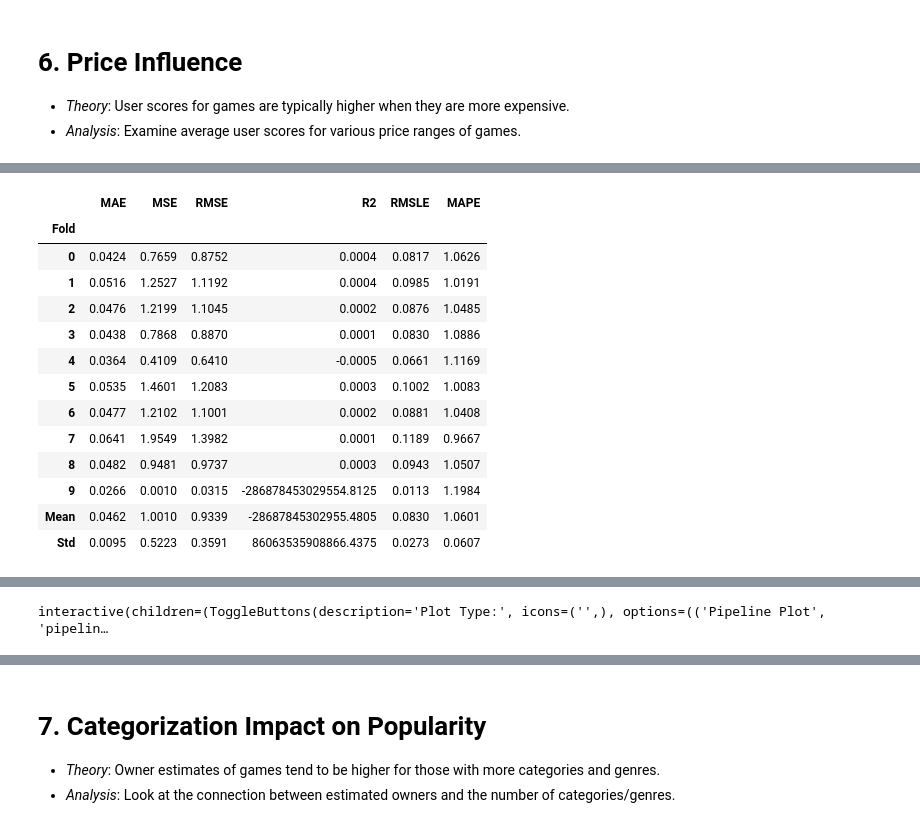
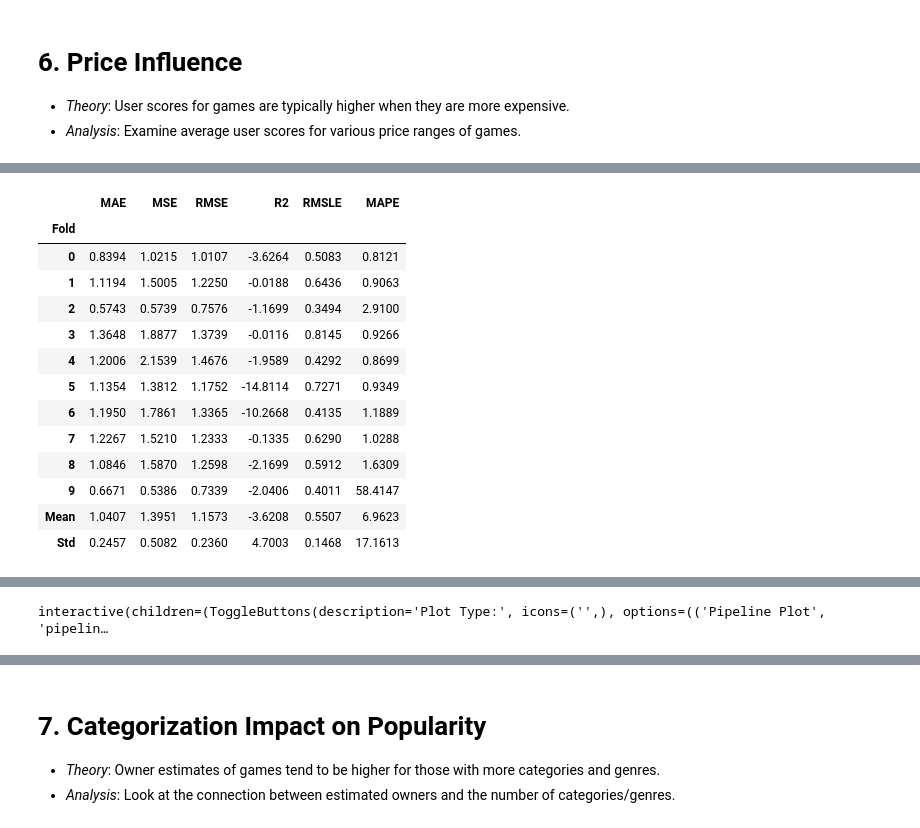
Before and after one commit to AlexOrtiz5/Games-Study, a Jupyter notebook: notebook/data_modeling.ipynb, the cells around one changed output, grey strips where cells are left out. Saved outputs shown, nothing was run; the diff lists cells and outputs as text; code cells hidden in the pictures.

```diff
--- a/notebook/data_modeling.ipynb
+++ b/notebook/data_modeling.ipynb
@@ -948,25 +855,25 @@ reg_models = compare_models()
 [interactive output not drawn]
 # %%
-# Create a Lasso Regression model
-lasso_model = create_model('lasso')
+# Create a Ridge Regression model
+ridge_model = create_model('ridge')
 
-# Evaluate the Lasso Regression model
-evaluate_model(lasso_model)
+# Evaluate the Ridge Regression model
+evaluate_model(ridge_model)
 # %% [output]
 [interactive output not drawn]
 |  | MAE | MSE | RMSE | R2 | RMSLE | MAPE |
 | Fold |  |  |  |  |  |  |
-| 0 | 0.0424 | 0.7659 | 0.8752 | 0.0004 | 0.0817 | 1.0626 |
-| 1 | 0.0516 | 1.2527 | 1.1192 | 0.0004 | 0.0985 | 1.0191 |
-| 2 | 0.0476 | 1.2199 | 1.1045 | 0.0002 | 0.0876 | 1.0485 |
-| 3 | 0.0438 | 0.7868 | 0.8870 | 0.0001 | 0.0830 | 1.0886 |
-| 4 | 0.0364 | 0.4109 | 0.6410 | -0.0005 | 0.0661 | 1.1169 |
-| 5 | 0.0535 | 1.4601 | 1.2083 | 0.0003 | 0.1002 | 1.0083 |
-| 6 | 0.0477 | 1.2102 | 1.1001 | 0.0002 | 0.0881 | 1.0408 |
-| 7 | 0.0641 | 1.9549 | 1.3982 | 0.0001 | 0.1189 | 0.9667 |
-| 8 | 0.0482 | 0.9481 | 0.9737 | 0.0003 | 0.0943 | 1.0507 |
-| 9 | 0.0266 | 0.0010 | 0.0315 | -286878453029554.8125 | 0.0113 | 1.1984 |
-| Mean | 0.0462 | 1.0010 | 0.9339 | -28687845302955.4805 | 0.0830 | 1.0601 |
-| Std | 0.0095 | 0.5223 | 0.3591 | 86063535908866.4375 | 0.0273 | 0.0607 |
+| 0 | 0.8394 | 1.0215 | 1.0107 | -3.6264 | 0.5083 | 0.8121 |
+| 1 | 1.1194 | 1.5005 | 1.2250 | -0.0188 | 0.6436 | 0.9063 |
+| 2 | 0.5743 | 0.5739 | 0.7576 | -1.1699 | 0.3494 | 2.9100 |
+| 3 | 1.3648 | 1.8877 | 1.3739 | -0.0116 | 0.8145 | 0.9266 |
+| 4 | 1.2006 | 2.1539 | 1.4676 | -1.9589 | 0.4292 | 0.8699 |
+| 5 | 1.1354 | 1.3812 | 1.1752 | -14.8114 | 0.7271 | 0.9349 |
+| 6 | 1.1950 | 1.7861 | 1.3365 | -10.2668 | 0.4135 | 1.1889 |
+| 7 | 1.2267 | 1.5210 | 1.2333 | -0.1335 | 0.6290 | 1.0288 |
+| 8 | 1.0846 | 1.5870 | 1.2598 | -2.1699 | 0.5912 | 1.6309 |
+| 9 | 0.6671 | 0.5386 | 0.7339 | -2.0406 | 0.4011 | 58.4147 |
+| Mean | 1.0407 | 1.3951 | 1.1573 | -3.6208 | 0.5507 | 6.9623 |
+| Std | 0.2457 | 0.5082 | 0.2360 | 4.7003 | 0.1468 | 17.1613 |
 [interactive output not drawn]
 interactive(children=(ToggleButtons(description='Plot Type:', icons=('',), options=(('Pipeline Plot', 'pipelin…
```
Also changed, not shown: parts of 61 cells of this notebook.
